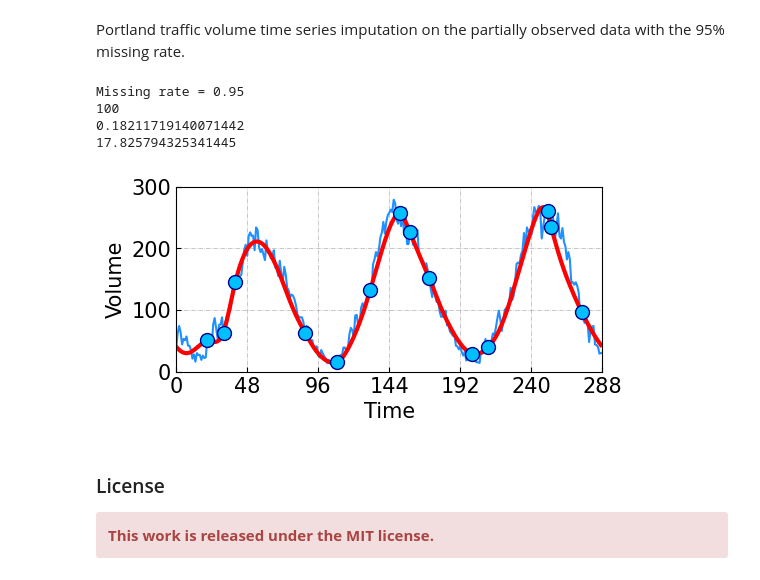
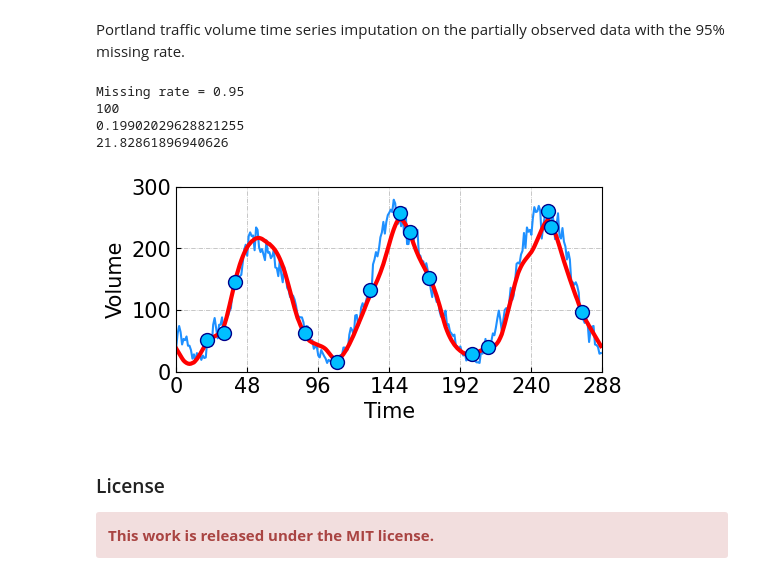
Before and after one commit to xinychen/LCR, a Jupyter notebook: univariate-models/LCR.ipynb, the cells around one changed output. Saved outputs shown, nothing was run; the diff lists cells and outputs as text; code cells hidden in the pictures.

```diff
--- a/univariate-models/LCR.ipynb
+++ b/univariate-models/LCR.ipynb
@@ -411,40 +356,40 @@ dense_vec = dense_mat[0, : 96 * d]
 T = dense_vec.shape[0]
 sparse_vec = dense_vec * np.round(np.random.rand(T) + 0.5 - missing_rate)
 
-lmbda = 1e-2 * T
+lmbda = 5e-4 * T
 gamma = 5 * lmbda
 tau = 2
 maxiter = 100
 x = LCR(dense_vec, sparse_vec, lmbda, gamma, tau, maxiter)
 
 import matplotlib.pyplot as plt
 plt.rcParams.update({'font.size': 15})
 
 fig = plt.figure(figsize = (5.5, 2.4))
 ax = fig.add_subplot(111)
 plt.plot(dense_vec[: 96 * d], 'dodgerblue', linewidth = 1.5)
 plt.plot(x[: 96 * d], 'red', linewidth = 3)
 pos = np.where(sparse_vec != 0)
 plt.plot(pos[0], sparse_vec[pos], 'o',
          markeredgecolor = 'darkblue',
          markerfacecolor = 'deepskyblue', markersize = 10)
 plt.xlabel('Time')
 plt.ylabel('Volume')
 plt.xticks(np.arange(0, 96 * d + 1, 48))
 plt.xlim([0, 96 * d])
 plt.yticks(np.arange(0, 301, 100))
 plt.ylim([0, 300])
 plt.grid(linestyle = '-.', linewidth = 0.5)
 ax.tick_params(direction = 'in')
 
 # plt.savefig('volumes_95.pdf', bbox_inches = 'tight')
 plt.show()
 # %% [output]
 Missing rate = 0.95
 100
-0.18211719140071442
-17.825794325341445
+0.19902029628821255
+21.82861896940626
-[figure, old version]
+[figure, new version]
 # %% [markdown]
 ### License
 
```
Also changed, not shown: parts of 3 cells of this notebook.
